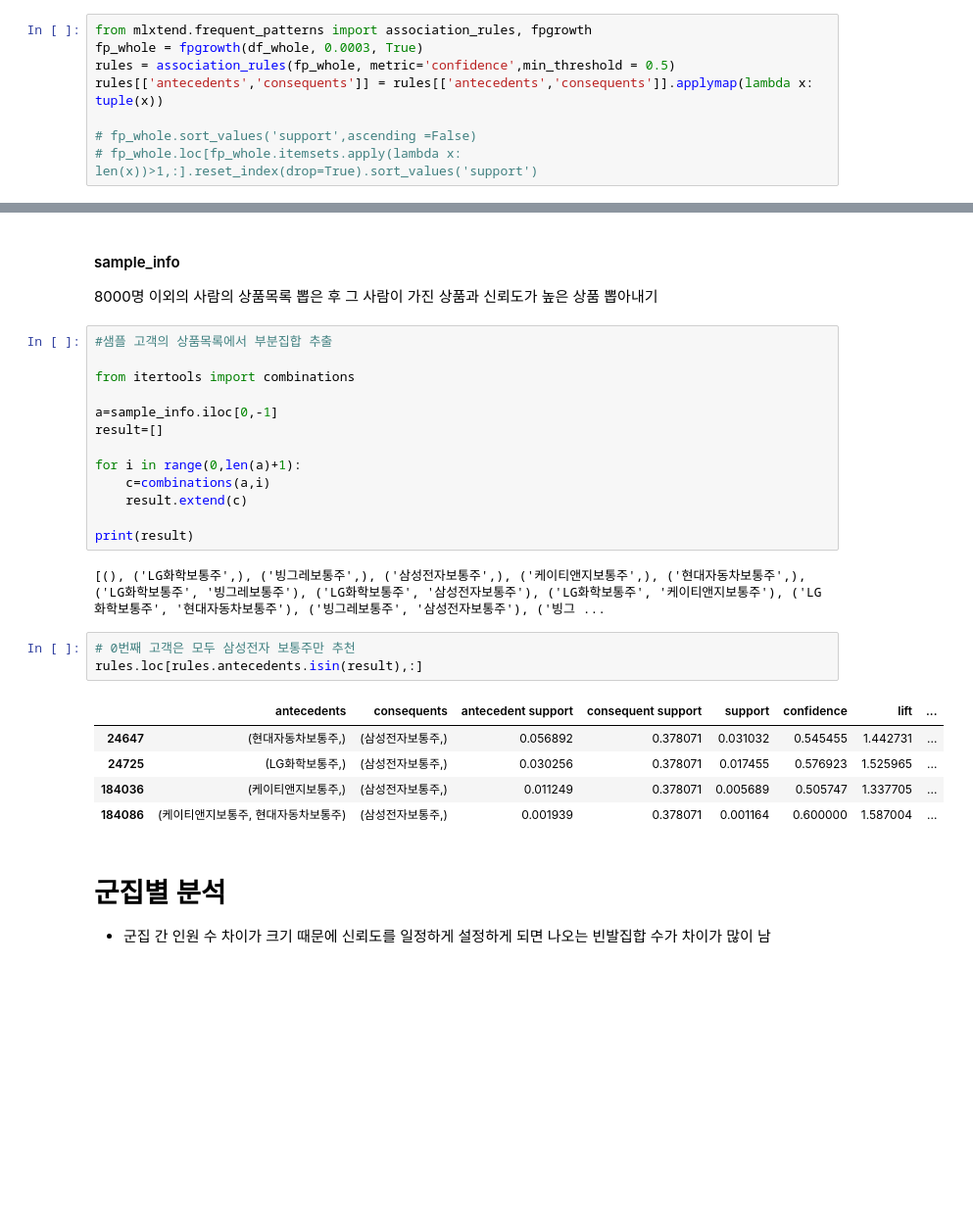
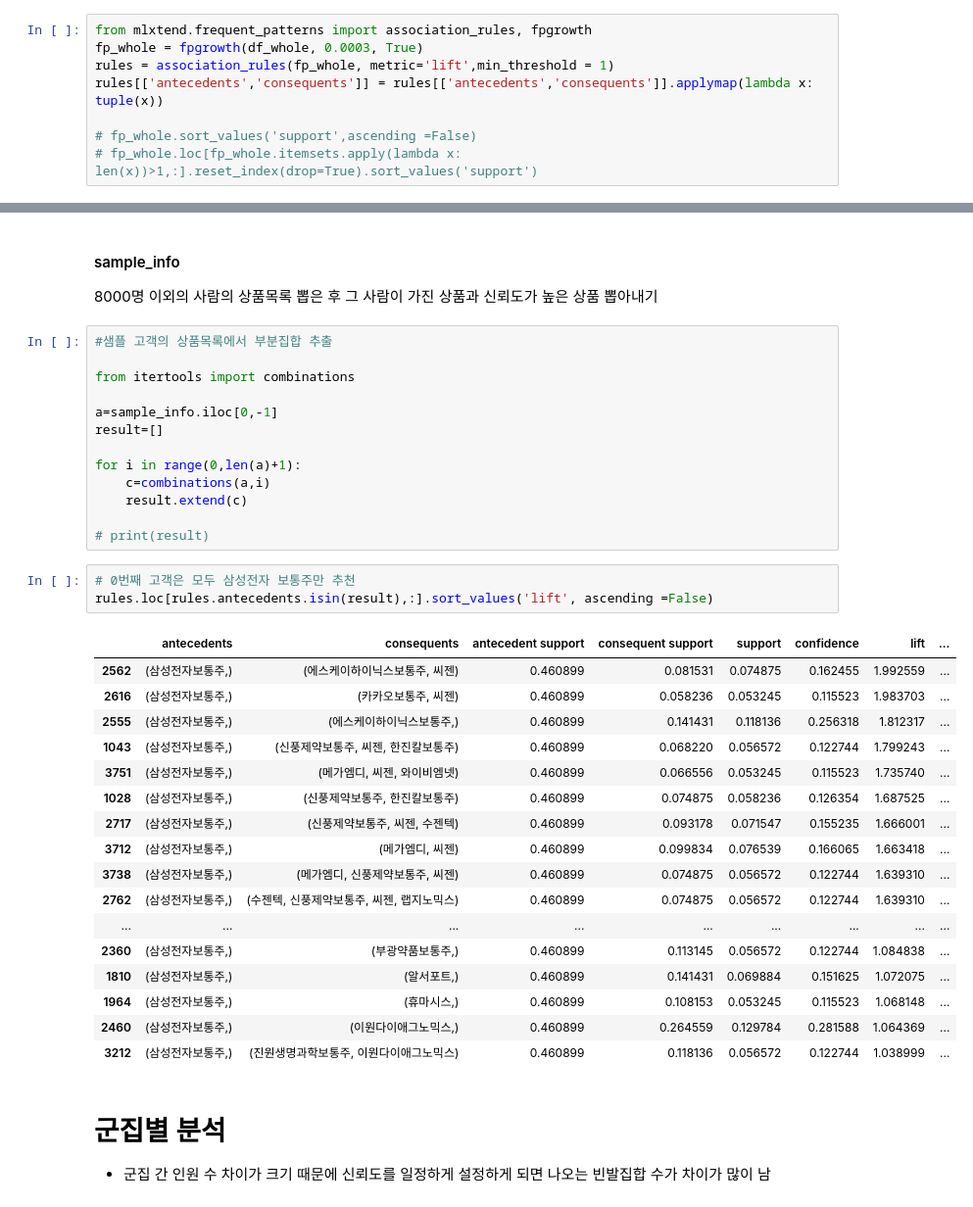
Before and after one commit to christine127/Portfolio_Recommendation_Project, a Jupyter notebook: 알고리즘.ipynb, the cells around one changed output, grey strips where cells are left out. Shown at 98% size. Cells and saved outputs as stored; diff of their text form; blank space fills up the shorter version.

```diff
--- a/알고리즘.ipynb
+++ b/알고리즘.ipynb
@@ -137,7 +178,7 @@ fpwhole
 # %%
 from mlxtend.frequent_patterns import association_rules, fpgrowth
 fp_whole = fpgrowth(df_whole, 0.0003, True)
-rules = association_rules(fp_whole, metric='confidence',min_threshold = 0.5)
+rules = association_rules(fp_whole, metric='lift',min_threshold = 1)
 rules[['antecedents','consequents']] = rules[['antecedents','consequents']].applymap(lambda x: tuple(x))
 
 # fp_whole.sort_values('support',ascending =False)
@@ -173,18 +214,28 @@ for i in range(0,len(a)+1):
     c=combinations(a,i)
     result.extend(c)
 
-print(result)
+# print(result)
-# %% [output]
-[(), ('LG화학보통주',), ('빙그레보통주',), ('삼성전자보통주',), ('케이티앤지보통주',), ('현대자동차보통주',), ('LG화학보통주', '빙그레보통주'), ('LG화학보통주', '삼성전자보통주'), ('LG화학보통주', '케이티앤지보통주'), ('LG화학보통주', '현대자동차보통주'), ('빙그레보통주', '삼성전자보통주'), ('빙그 ...
 # %%
 # 0번째 고객은 모두 삼성전자 보통주만 추천
-rules.loc[rules.antecedents.isin(result),:]
+rules.loc[rules.antecedents.isin(result),:].sort_values('lift', ascending =False)
 # %% [output]
 |  | antecedents | consequents | antecedent support | consequent support | support | confidence | lift | ... |
-| 24647 | (현대자동차보통주,) | (삼성전자보통주,) | 0.056892 | 0.378071 | 0.031032 | 0.545455 | 1.442731 | ... |
-| 24725 | (LG화학보통주,) | (삼성전자보통주,) | 0.030256 | 0.378071 | 0.017455 | 0.576923 | 1.525965 | ... |
-| 184036 | (케이티앤지보통주,) | (삼성전자보통주,) | 0.011249 | 0.378071 | 0.005689 | 0.505747 | 1.337705 | ... |
-| 184086 | (케이티앤지보통주, 현대자동차보통주) | (삼성전자보통주,) | 0.001939 | 0.378071 | 0.001164 | 0.600000 | 1.587004 | ... |
+| 2562 | (삼성전자보통주,) | (에스케이하이닉스보통주, 씨젠) | 0.460899 | 0.081531 | 0.074875 | 0.162455 | 1.992559 | ... |
+| 2616 | (삼성전자보통주,) | (카카오보통주, 씨젠) | 0.460899 | 0.058236 | 0.053245 | 0.115523 | 1.983703 | ... |
+| 2555 | (삼성전자보통주,) | (에스케이하이닉스보통주,) | 0.460899 | 0.141431 | 0.118136 | 0.256318 | 1.812317 | ... |
+| 1043 | (삼성전자보통주,) | (신풍제약보통주, 씨젠, 한진칼보통주) | 0.460899 | 0.068220 | 0.056572 | 0.122744 | 1.799243 | ... |
+| 3751 | (삼성전자보통주,) | (메가엠디, 씨젠, 와이비엠넷) | 0.460899 | 0.066556 | 0.053245 | 0.115523 | 1.735740 | ... |
+| 1028 | (삼성전자보통주,) | (신풍제약보통주, 한진칼보통주) | 0.460899 | 0.074875 | 0.058236 | 0.126354 | 1.687525 | ... |
+| 2717 | (삼성전자보통주,) | (신풍제약보통주, 씨젠, 수젠텍) | 0.460899 | 0.093178 | 0.071547 | 0.155235 | 1.666001 | ... |
+| 3712 | (삼성전자보통주,) | (메가엠디, 씨젠) | 0.460899 | 0.099834 | 0.076539 | 0.166065 | 1.663418 | ... |
+| 3738 | (삼성전자보통주,) | (메가엠디, 신풍제약보통주, 씨젠) | 0.460899 | 0.074875 | 0.056572 | 0.122744 | 1.639310 | ... |
+| 2762 | (삼성전자보통주,) | (수젠텍, 신풍제약보통주, 씨젠, 랩지노믹스) | 0.460899 | 0.074875 | 0.056572 | 0.122744 | 1.639310 | ... |
+| ... | ... | ... | ... | ... | ... | ... | ... | ... |
+| 2360 | (삼성전자보통주,) | (부광약품보통주,) | 0.460899 | 0.113145 | 0.056572 | 0.122744 | 1.084838 | ... |
+| 1810 | (삼성전자보통주,) | (알서포트,) | 0.460899 | 0.141431 | 0.069884 | 0.151625 | 1.072075 | ... |
+| 1964 | (삼성전자보통주,) | (휴마시스,) | 0.460899 | 0.108153 | 0.053245 | 0.115523 | 1.068148 | ... |
+| 2460 | (삼성전자보통주,) | (이원다이애그노믹스,) | 0.460899 | 0.264559 | 0.129784 | 0.281588 | 1.064369 | ... |
+| 3212 | (삼성전자보통주,) | (진원생명과학보통주, 이원다이애그노믹스) | 0.460899 | 0.118136 | 0.056572 | 0.122744 | 1.038999 | ... |
 # %% [markdown]
 # 군집별 분석
 - 군집 간 인원 수 차이가 크기 때문에 신뢰도를 일정하게 설정하게 되면 나오는 빈발집합 수가 차이가 많이 남
```
Also changed, not shown: parts of 14 cells of this notebook.
